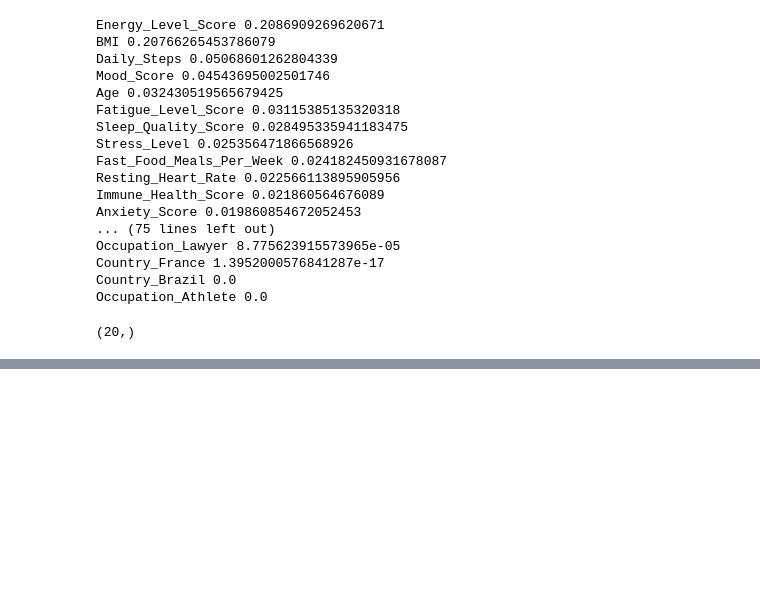
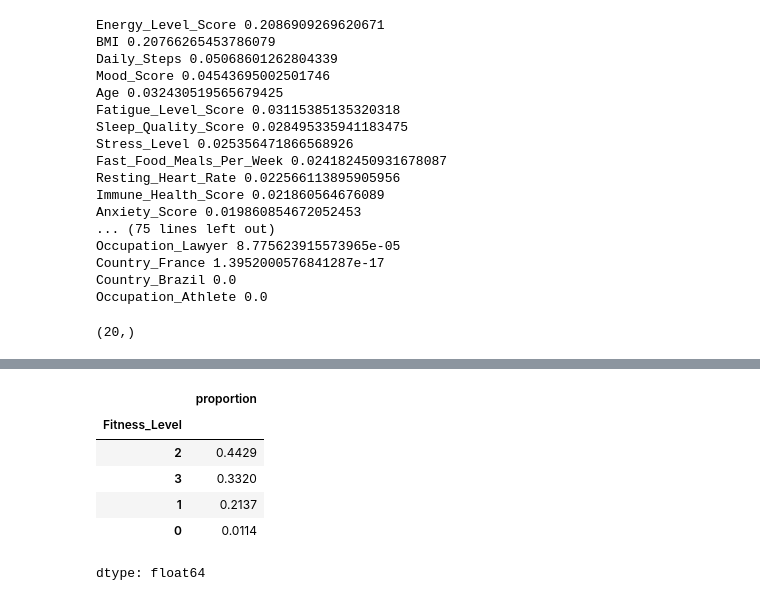
Before and after one commit to j019/Practical-Machine-Learning-, a Jupyter notebook: Day7/CaseStudy_Early_Wakeup.ipynb, the cells around one changed output, grey strips where cells are left out. Cells and saved outputs as stored; diff of their text form; code cells hidden in the pictures; blank space fills up the shorter version.

```diff
--- a/Day7/CaseStudy_Early_Wakeup.ipynb
+++ b/Day7/CaseStudy_Early_Wakeup.ipynb
@@ -760,0 +795,11 @@ X_test_io_dt = X_test.loc[:,selected_col]
+# %%
+# Imbalance Data
+Y.value_counts(normalize=True)
+# %% [output]
+|  | proportion |
+| Fitness_Level |  |
+| 2 | 0.4429 |
+| 3 | 0.3320 |
+| 1 | 0.2137 |
+| 0 | 0.0114 |
+dtype: float64
```
Also changed, not shown: parts of 15 cells of this notebook.
